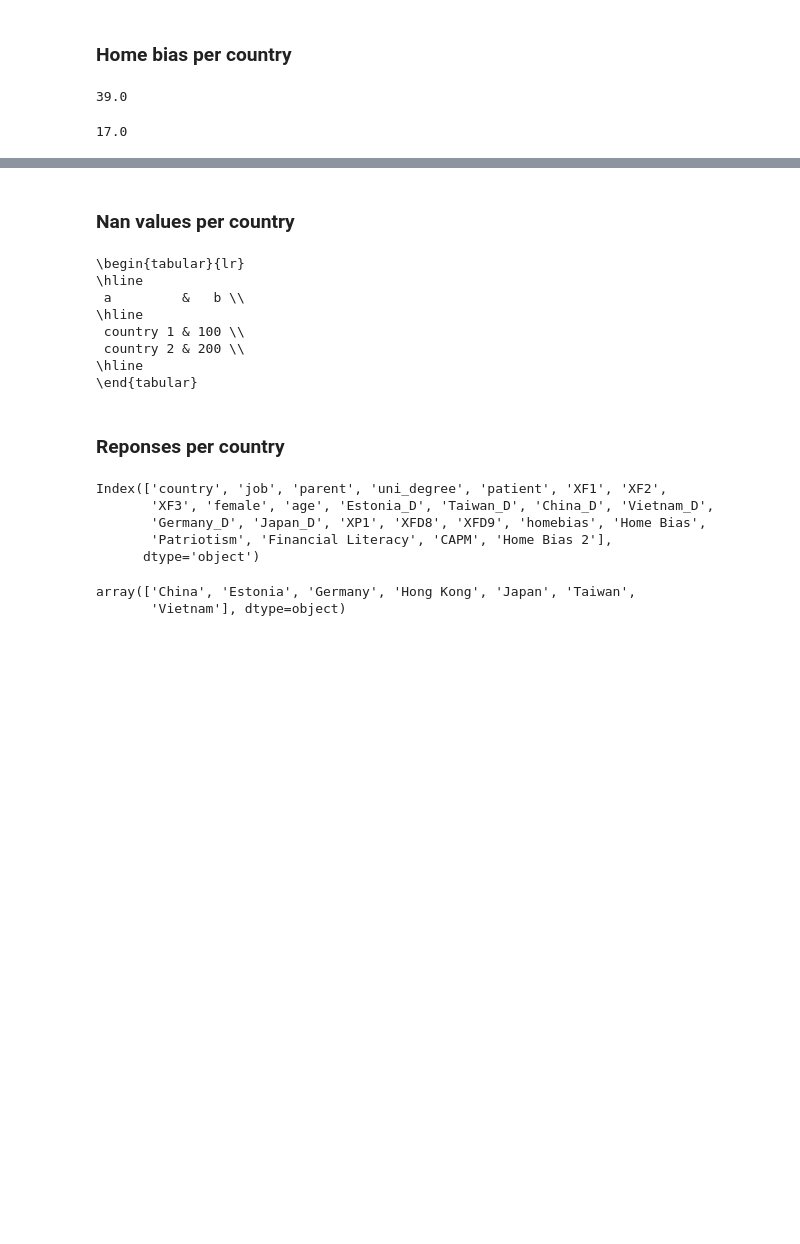
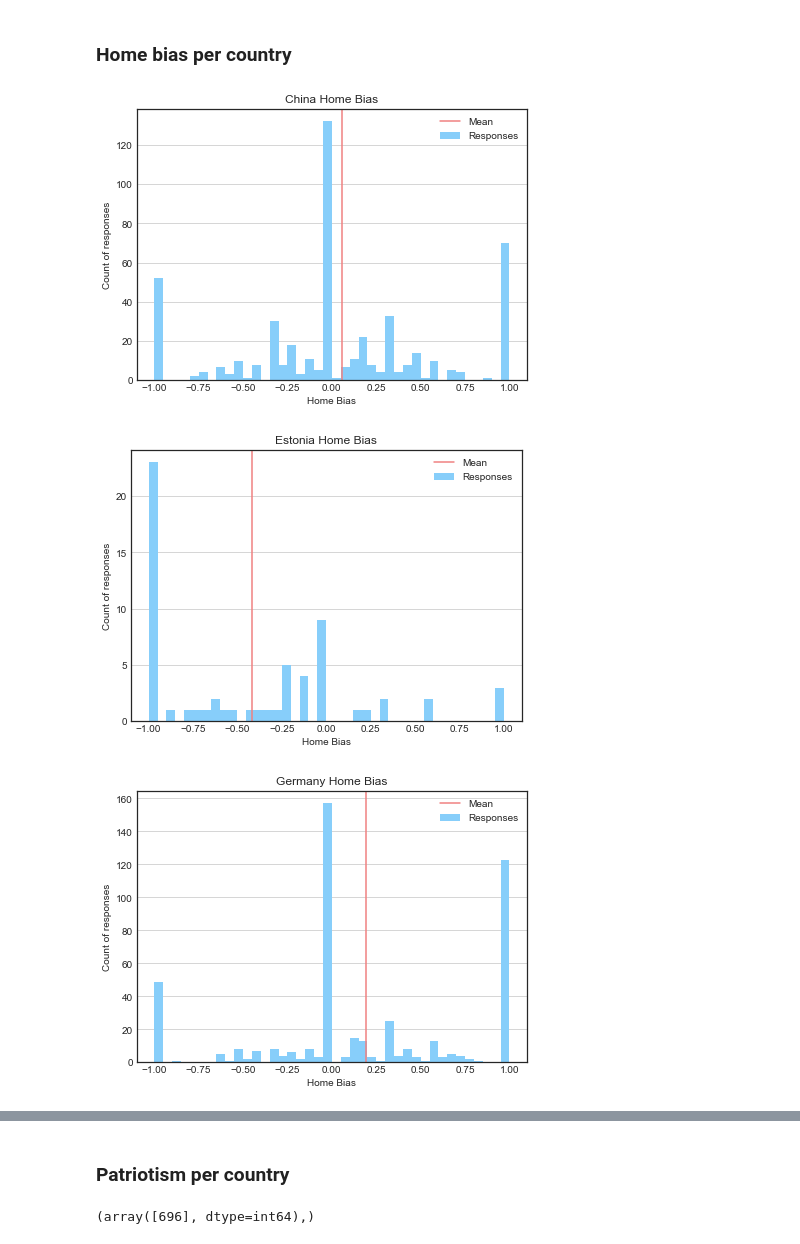
Before and after one commit to hugo2901/Culture-Finance, a Jupyter notebook: Culture Finance.ipynb, the cells around one changed output, grey strips where cells are left out. Drawn from its saved outputs; the diff is of its cells as text; code cells hidden in the pictures; blank space fills up the shorter version.

```diff
--- a/Culture Finance.ipynb
+++ b/Culture Finance.ipynb
@@ -461,10 +481,35 @@ print(tabulate(table_patriotism_per_country,patriotism_header,tablefmt="latex"))
 # %% [markdown]
 ### Home bias per country
-# %%
-np.quantile(dfr['age'],0.95)
-# %% [output]
-39.0
-# %%
-dfr['age'].min()
-# %% [output]
-17.0
+# %%
+for i in range(0,len(countries_nan)):
+
+    country = countries_nan[i]
+
+    #print(country," has "+str(nan_count)+" nan values with "+str(resp_sum)+" respondents, so a "+str(round(nan_count/resp_sum,2))+" percentage of nan values")
+
+    # Data to plot
+
+    country_homebias = dfr.iloc[country_IDs[i]]['Home Bias']
+
+    # Plot
+
+    plt.figure(figsize=(7,5))
+
+
+    plt.hist(country_homebias,range=(-1,1),bins=np.arange(-1,1.01,0.05),color='lightskyblue')
+    plt.axvline(x=country_homebias.mean(),color='lightcoral')
+
+    plt.title(countries_print_nan[i]+" Home Bias")
+
+    plt.legend(["Mean","Responses"])
+    plt.grid(True,axis="y")
+
+    plt.xlabel("Home Bias")
+    plt.ylabel("Count of responses")
+
+    plt.savefig(countries_print_nan[i]+"_homebias.svg")
+    plt.show()
+# %% [output]
+[figure, added]
+[figure, added]
+[figure, added]
@@ -471,2 +520,2 @@ dfr['age'].min()
 # %% [markdown]
-### Nan values per country
+### Patriotism per country
@@ -475,13 +521,0 @@ table = [["country 1",100],["country 2",200]]
-# %%
-print(tabulate(table,["a","b"],tablefmt="latex"))
-# %% [output]
-\begin{tabular}{lr}
-\hline
- a         &   b \\
-\hline
- country 1 & 100 \\
- country 2 & 200 \\
-\hline
-\end{tabular}
-# %% [markdown]
-### Reponses per country
@@ -490,8 +521,0 @@ countries = dfr['country'].unique()
-# %%
-dfr.columns
-# %% [output]
-Index(['country', 'job', 'parent', 'uni_degree', 'patient', 'XF1', 'XF2',
-       'XF3', 'female', 'age', 'Estonia_D', 'Taiwan_D', 'China_D', 'Vietnam_D',
-       'Germany_D', 'Japan_D', 'XP1', 'XFD8', 'XFD9', 'homebias', 'Home Bias',
-       'Patriotism', 'Financial Literacy', 'CAPM', 'Home Bias 2'],
-      dtype='object')
@@ -500,5 +522,5 @@ countries.sort()
-# %%
-countries_
-# %% [output]
-array(['China', 'Estonia', 'Germany', 'Hong Kong', 'Japan', 'Taiwan',
-       'Vietnam'], dtype=object)
+# %%
+patriotism_all = df['XP1'].copy().dropna()
+np.where(patriotism_all == 0)
+# %% [output]
+(array([696], dtype=int64),)
```
Also changed, not shown: parts of 31 cells of this notebook, 1 other file.
